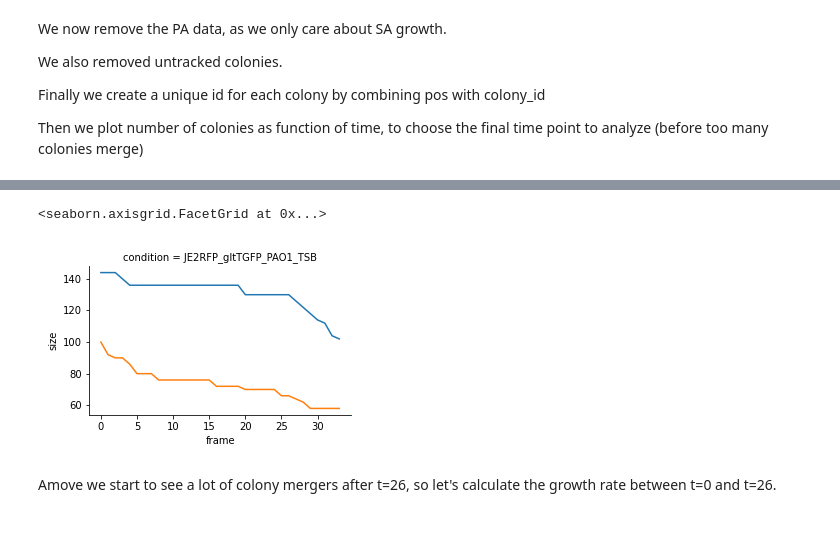
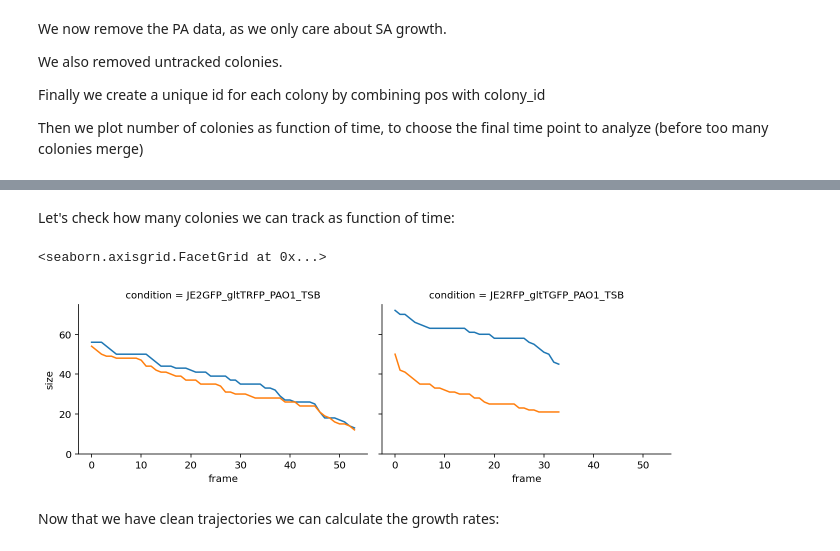
Before and after one commit to simonvanvliet/PA-SA_Agarpads, a Jupyter notebook: 2_plot_colony_growth.ipynb, the cells around one changed output, grey strips where cells are left out. Saved outputs shown, nothing was run; the diff lists cells and outputs as text; code cells hidden in the pictures.

Commit message:
added plotting code

```diff
--- a/2_plot_colony_growth.ipynb
+++ b/2_plot_colony_growth.ipynb
@@ -29,5 +38,3 @@ exp_name = "20230411"
 #read data
 csv_name = path_data_files / f"{exp_name}_all_data.csv"
 df_all = pd.read_csv(csv_name, index_col=0)
-df_all['colony_id'] = df_all['col_idx'].astype(int) #temp needed to fix bug in test data
-df_all.head()
@@ -47,6 +47,7 @@ Finally we create a unique id for each colony by combining pos with colony_id
 
 Then we plot number of colonies as function of time, to choose the final time point to analyze (before too many colonies merge)
 # %%
-df = df_all.loc[(~(df_all['strain']=='PA')) & (df_all['colony_id']>=0)]
-
-df['poscol_id'] = df['PositionIdx'].map(str) + '-' + df['ChannelIdx'].map(str) + '-' + df['BacteriaLineage'].map(str)
+df = df_all.loc[(~(df_all['strain']=='PA')) & (df_all['colony_id']>=0)].copy()
+unique_id = df['strain'].map(str) + '-' + df['pos'].map(str) + '-' + df['colony_id'].map(str)
+df['unique_id'] = unique_id
+df.head()
@@ -52,0 +63,5 @@ df['poscol_id'] = df['PositionIdx'].map(str) + '-' + df['ChannelIdx'].map(str) +
+# %%
+# add normalized area
+df['area'] = df['area'].astype(float)
+df['lognorm_area'] = np.log(df['area'].div(df.groupby('unique_id')['area'].transform('first')))
+df['log_area_change'] = df.groupby('unique_id')['lognorm_area'].diff(1)
@@ -52,0 +86,6 @@ df['poscol_id'] = df['PositionIdx'].map(str) + '-' + df['ChannelIdx'].map(str) +
+# %%
+min_dl = -0.06
+max_dl = 0.2
+df['track_error'] = (df['log_area_change']<min_dl) | (df['log_area_change']>max_dl)
+track_filter = df.groupby('unique_id')['track_error'].cumsum() > 0
+df_filtered = df.loc[~track_filter].copy()
@@ -53,12 +100,15 @@ df['poscol_id'] = df['PositionIdx'].map(str) + '-' + df['ChannelIdx'].map(str) +
+# %% [markdown]
+Let's check how many colonies we can track as function of time:
 # %%
-col_num_t = df.groupby(['strain','frame','condition'], as_index=False).size()
+col_num_t = df_filtered.groupby(['strain','frame','condition'], as_index=False).size()
 g = sns.FacetGrid(data=col_num_t, col='condition',hue='strain',aspect=1.5)
 g.map_dataframe(sns.lineplot, x='frame', y='size')
+g.set(ylim=(0, None))
 # %% [output]
 <seaborn.axisgrid.FacetGrid at 0x...>
-[figure, old version]
+[figure, new version]
-# %% [markdown]
-Amove we start to see a lot of colony mergers after t=26, so let's calculate the growth rate between t=0 and t=26.
+# %% [markdown]
+Now that we have clean trajectories we can calculate the growth rates:
 # %%
 def derivative(y, frm_interval=1, log = False):
     if y.size > 2:
```
Also changed, not shown: parts of 19 cells of this notebook, 2 other files.
